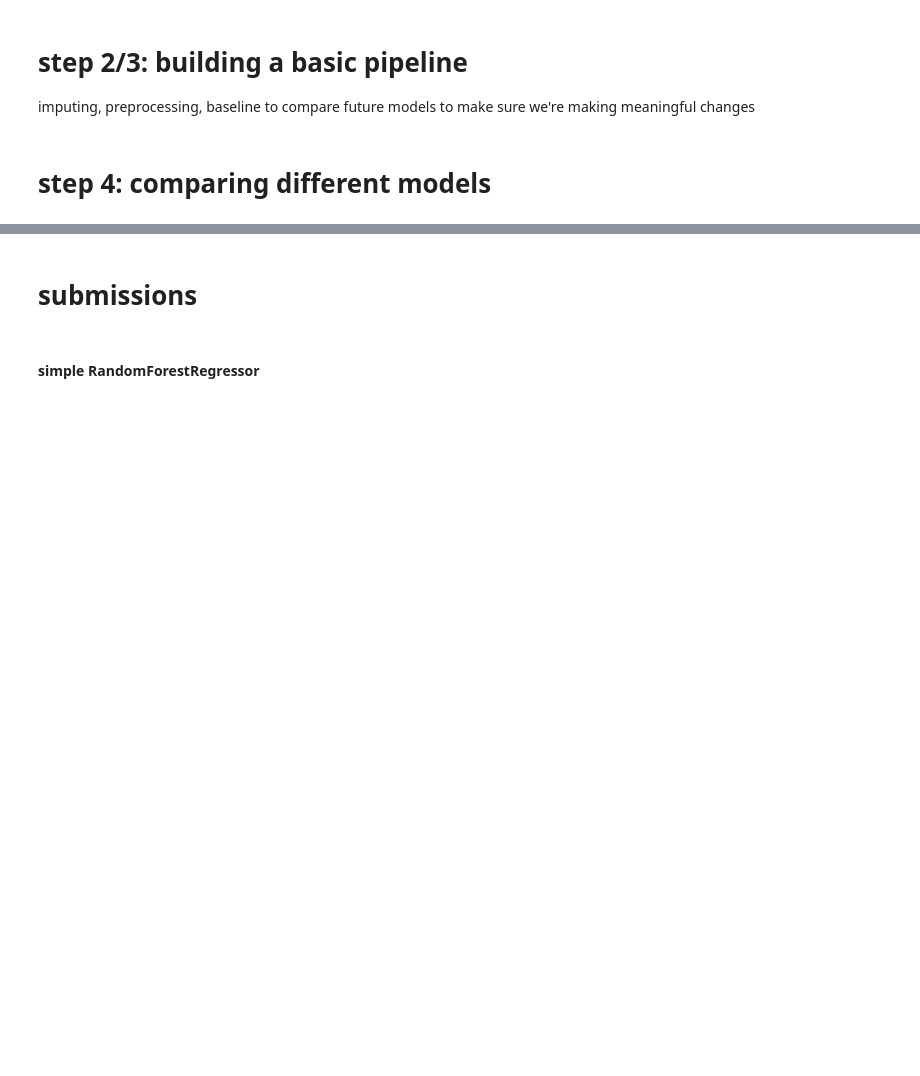
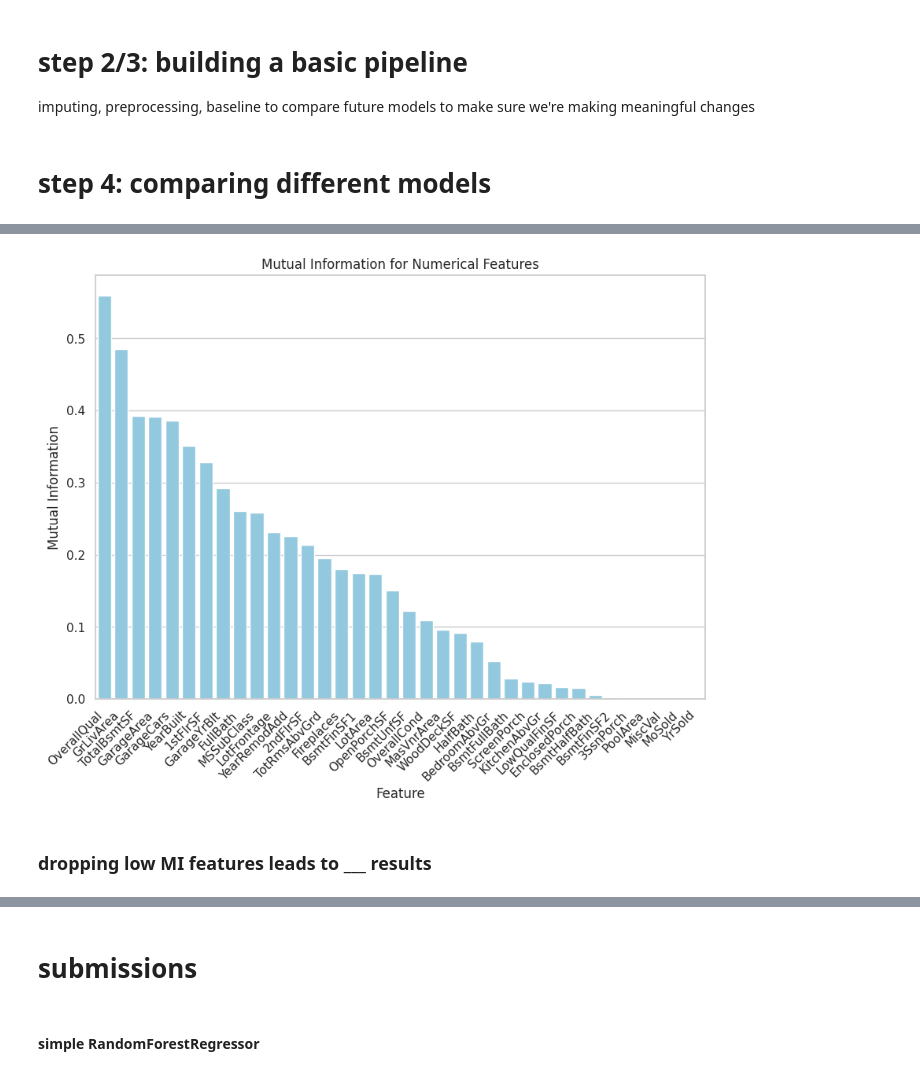
Before and after one commit to kkatherineliu/housing-price-predictor, a Jupyter notebook: housing-prices-prediction.ipynb, the cells around one changed output, grey strips where cells are left out. Cells and saved outputs as stored; diff of their text form; code cells hidden in the pictures; blank space fills up the shorter version.

```diff
--- a/housing-prices-prediction.ipynb
+++ b/housing-prices-prediction.ipynb
@@ -444,7 +433,8 @@ from sklearn.preprocessing import StandardScaler, OneHotEncoder
 numerical_transformer = Pipeline(steps=[
     ('imputer', SimpleImputer(strategy='mean')),
 #     ('imputer', SimpleImputer(strategy='constant')),
-    ('scaler', StandardScaler())])
+    ('scaler', StandardScaler())
+])
 
 categorical_transformer = Pipeline(steps=[
     ('imputer', SimpleImputer(strategy='most_frequent')),
@@ -553,0 +546,4 @@ Best RMSE for XGBoost: 27434.09
+# %%
+from sklearn.feature_selection import mutual_info_regression
+X_fe_train = pd.DataFrame(numerical_transformer.fit_transform(X_train[numerical_cols]), columns = numerical_cols)
+X_fe_train
@@ -553,0 +568,3 @@ Best RMSE for XGBoost: 27434.09
+# %%
+mutual_info = mutual_info_regression(X_fe_train, y_train)
+mutual_info
@@ -553,0 +580,16 @@ Best RMSE for XGBoost: 27434.09
+# %%
+mutual_info = pd.Series(mutual_info)
+mutual_info.index = X_fe_train.columns
+mutual_info = mutual_info.sort_values(ascending=False)
+# %%
+plt.figure(figsize = (10, 7))
+sns.barplot(x=mutual_info.index, y=mutual_info, color = "skyblue")
+plt.title('Mutual Information for Numerical Features')
+plt.ylabel('Mutual Information')
+plt.xlabel('Feature')
+plt.xticks(rotation=45, ha = "right")
+plt.show()
+# %% [output]
+[figure, added]
+# %% [markdown]
+### dropping low MI features leads to ___ results
```
Also changed, not shown: parts of 16 cells of this notebook.
